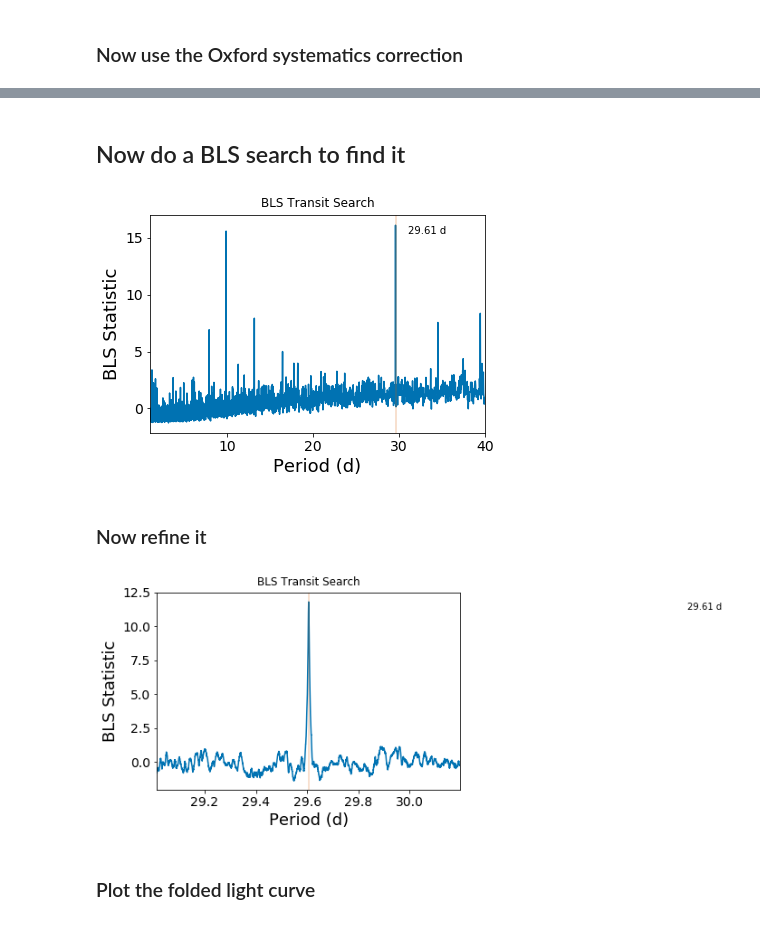
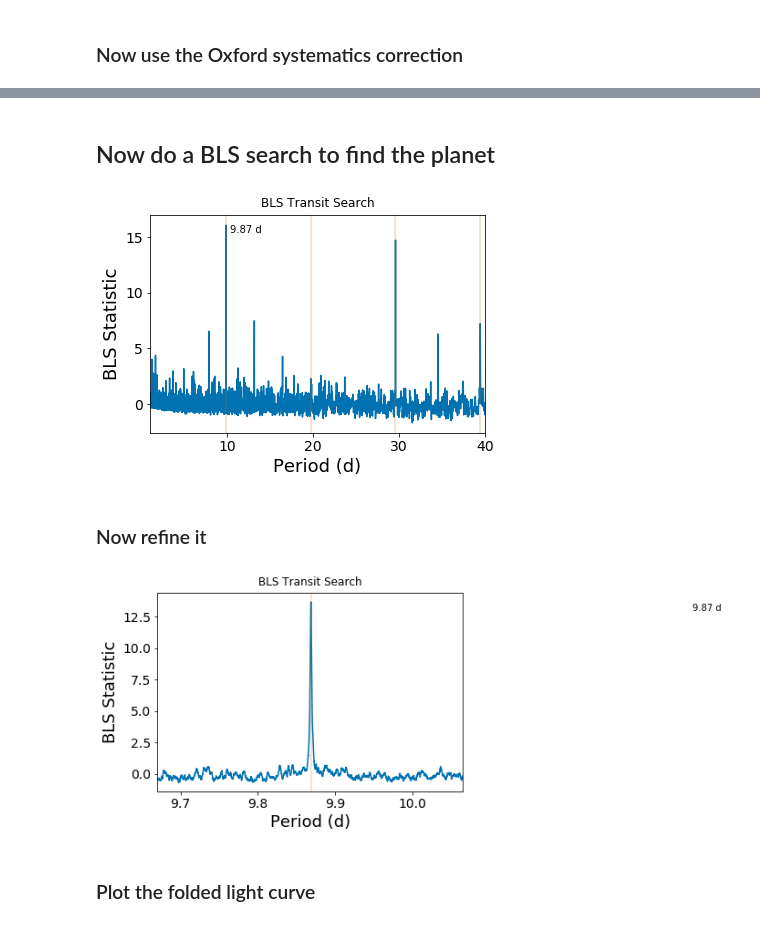
Before and after one commit to benjaminpope/hot, a Jupyter notebook: notebooks/test.ipynb, the cells around one changed output, grey strips where cells are left out. Saved outputs shown, nothing was run; the diff lists cells and outputs as text; code cells hidden in the pictures.

```diff
--- a/notebooks/test.ipynb
+++ b/notebooks/test.ipynb
@@ -172,4 +134,4 @@ plt.plot(noise)
 for q in range(18):
     m = (lc.quarter==q)
 #     plt.plot(lc.time[m],lc.flux[m],'.')
-    plt.plot(lc.time[m],lc2.flux[m],'-')
+#     plt.plot(lc.time[m],lc2.flux[m],'-')
@@ -203,12 +180,12 @@ plt.savefig('oscillator_with_planets.png')
 # %% [markdown]
 ### Now use the Oxford systematics correction
 # %%
-lc3 = copy.copy(lc2)
+lc4 = copy.deepcopy(lc3)
 
-for qq in np.unique(lc2.quarter.astype('int')):
-    print qq
-    m = lc3.quarter==qq
-    lc3.flux[m] = correct_quarter(lc2,qq)
+for qq in np.unique(lc4.quarter.astype('int')):
+#     print qq
+    m = lc4.quarter==qq
+    lc4.flux[m] = correct_quarter(lc4,qq)
 
 print 'Done'
 # %% [output]
@@ -239,23 +223,25 @@ lc3.plot()
 # %% [markdown]
-## Now do a BLS search to find it
+## Now do a BLS search to find the planet
 # %%
 from pybls import BLS
 # %%
-bls = BLS(lc3.time, lc3.flux, lc3.flux_err/10., period_range=(1,40), q_range=(0.001, 0.01), nf=4500, nbin=2000)
+bls = BLS(lc4.time, lc4.flux, lc4.flux_err/10., period_range=(1,40), q_range=(0.001, 0.01), nf=4500, nbin=2000)
 # %%
 res = bls()
+# %%
+bper = bls.period[np.argmax(bls.sde-renorm_sde(bls))]
 # %%
-plt.plot(bls.period,bls.sde)
-for j in range(np.round(bls.period.max()/res.bper).astype('int')):
-    plt.axvline(res.bper*(j+1),alpha=0.25,color=colours[2])
-plt.text(res.bper*1.05,bls.sde.max()*0.95,'%.2f d' % res.bper)
+plt.plot(bls.period,bls.sde-renorm_sde(bls))
+for j in range(np.round(bls.period.max()/bper).astype('int')):
+    plt.axvline(bper*(j+1),alpha=0.25,color=colours[2])
+plt.text(bper*1.05,bls.sde.max()*0.95,'%.2f d' % bper)
 plt.xlim(bls.period.min(),bls.period.max())
 plt.xlabel('Period (d)')
 plt.ylabel('BLS Statistic')
 plt.title('BLS Transit Search',y=1.01)
 plt.savefig('bls_%d.png' %  lc.targetid)
 # %% [output]
-[figure, old version]
+[figure, new version]
 # %% [markdown]
 ### Now refine it
 # %%
@@ -264,15 +251,15 @@ res = bls()
 # %%
 plt.plot(bls.period,bls.sde)
 for j in range(np.round(bls.period.max()/res.bper).astype('int')):
-    plt.axvline(res.bper*(j+1),alpha=0.25,color=colours[2])
-plt.text(res.bper*1.05,bls.sde.max()*0.95,'%.2f d' % res.bper)
+    plt.axvline(bper*(j+1),alpha=0.25,color=colours[2])
+plt.text(bper*1.05,bls.sde.max()*0.95,'%.2f d' % res.bper)
 plt.xlim(bls.period.min(),bls.period.max())
 plt.xlabel('Period (d)')
 plt.ylabel('BLS Statistic')
 plt.title('BLS Transit Search',y=1.01)
 plt.savefig('bls_%d.png' %  lc.targetid)
 # %% [output]
-[figure, old version]
+[figure, new version]
 # %% [markdown]
 ### Plot the folded light curve
 # %%
```
Also changed, not shown: parts of 34 cells of this notebook, 1 other file.
